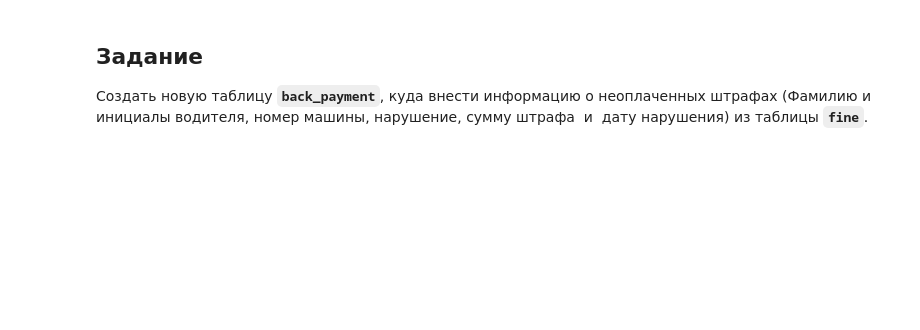
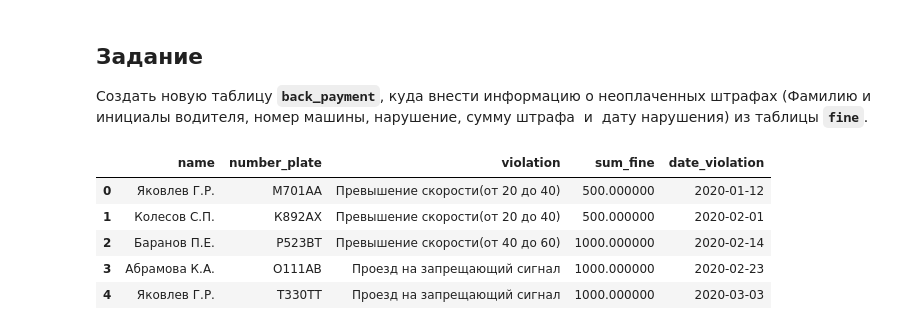
Before and after one commit to w9ip/learning, a Jupyter notebook: DB/Без названия.ipynb, the cells around one changed output. Drawn from its saved outputs; the diff is of its cells as text; code cells hidden in the pictures; blank space fills up the shorter version.

```diff
--- a/DB/Без названия.ipynb
+++ b/DB/Без названия.ipynb
@@ -2088,5 +2086,16 @@ SELECT * FROM fine;
 <p>Создать новую таблицу&nbsp;<strong><code>back_payment</code></strong>, куда внести информацию о неоплаченных штрафах (Фамилию и инициалы водителя, номер машины, нарушение, сумму штрафа &nbsp;и&nbsp; дату нарушения) из таблицы <code><strong>fine</strong></code>.</p>
 # %%
 read_sql_query("""
+CREATE TABLE back_payment AS (
+    SELECT name, number_plate, violation, sum_fine, date_violation FROM fine
+    WHERE date_payment IS NULL);
 
+SELECT * FROM back_payment
 """)
+# %% [output]
+|  | name | number_plate | violation | sum_fine | date_violation |
+| 0 | Яковлев Г.Р. | М701АА | Превышение скорости(от 20 до 40) | 500.000000 | 2020-01-12 |
+| 1 | Колесов С.П. | К892АХ | Превышение скорости(от 20 до 40) | 500.000000 | 2020-02-01 |
+| 2 | Баранов П.Е. | Р523ВТ | Превышение скорости(от 40 до 60) | 1000.000000 | 2020-02-14 |
+| 3 | Абрамова К.А. | О111АВ | Проезд на запрещающий сигнал | 1000.000000 | 2020-02-23 |
+| 4 | Яковлев Г.Р. | Т330ТТ | Проезд на запрещающий сигнал | 1000.000000 | 2020-03-03 |
```
Also changed, not shown: parts of 38 cells of this notebook, 2 other files.
